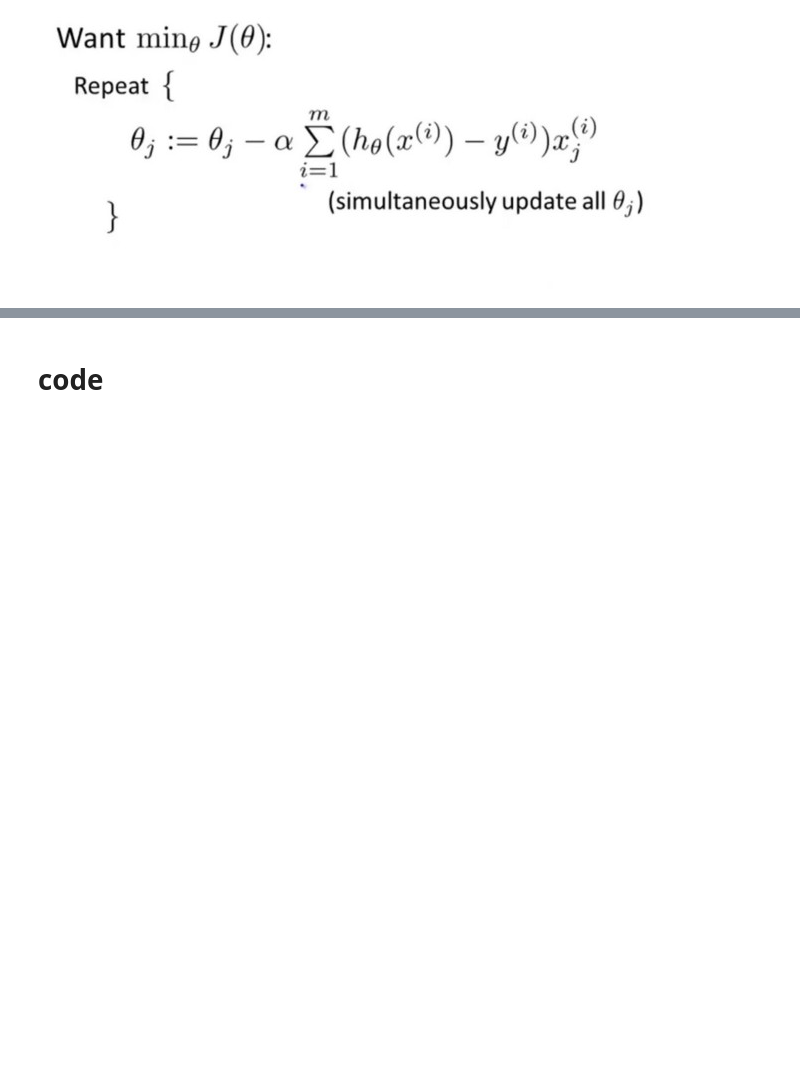
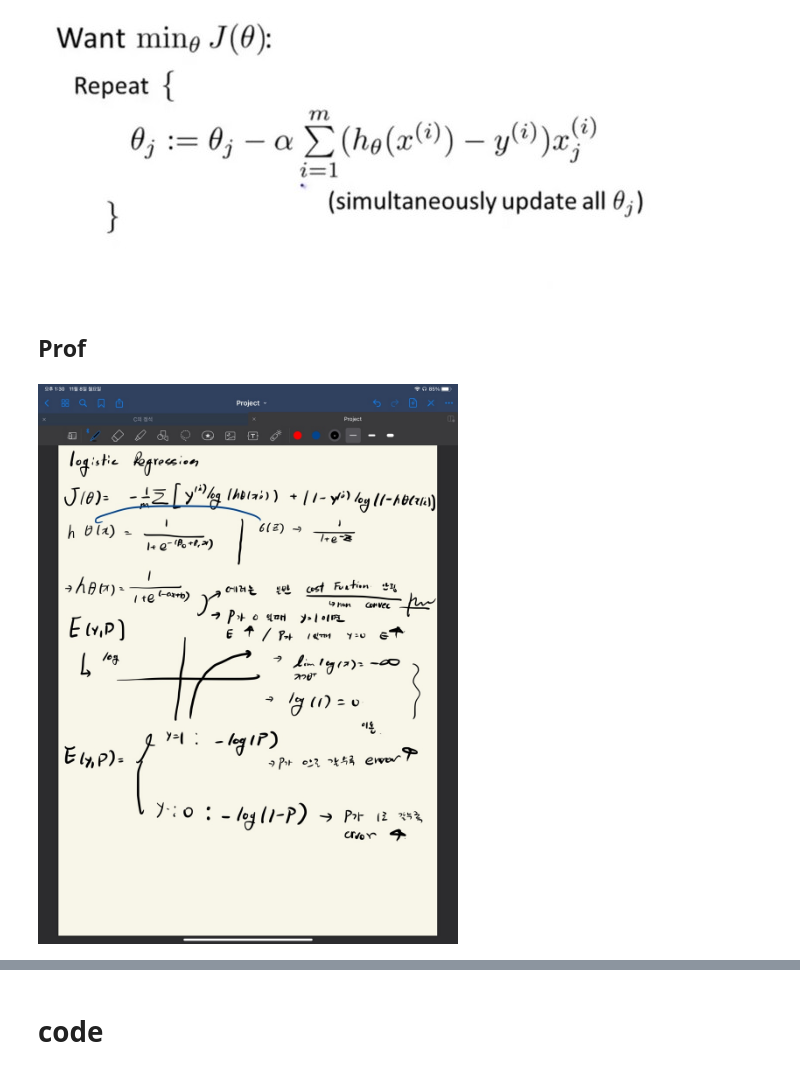
Before and after one commit to Aramir-A1DATAINT/Daily_study, a Jupyter notebook: 5_popular_ml/LogisticRegression.ipynb, the cells around one changed output, grey strips where cells are left out. Saved outputs shown, nothing was run; the diff lists cells and outputs as text; code cells hidden in the pictures; blank space fills up the shorter version.

Commit message:
logistic master version

```diff
--- a/5_popular_ml/LogisticRegression.ipynb
+++ b/5_popular_ml/LogisticRegression.ipynb
@@ -99,3 +99,9 @@ Image('./img/logistic_gradien.png')
 Image('./img/logistic_gradient1.jpeg')
 # %% [output]
 [figure]
+# %% [markdown]
+## Prof
+# %%
+Image('./img/logistic_prof1.jpeg')
+# %% [output]
+[figure, added]
```
Also changed, not shown: parts of 2 cells of this notebook.
